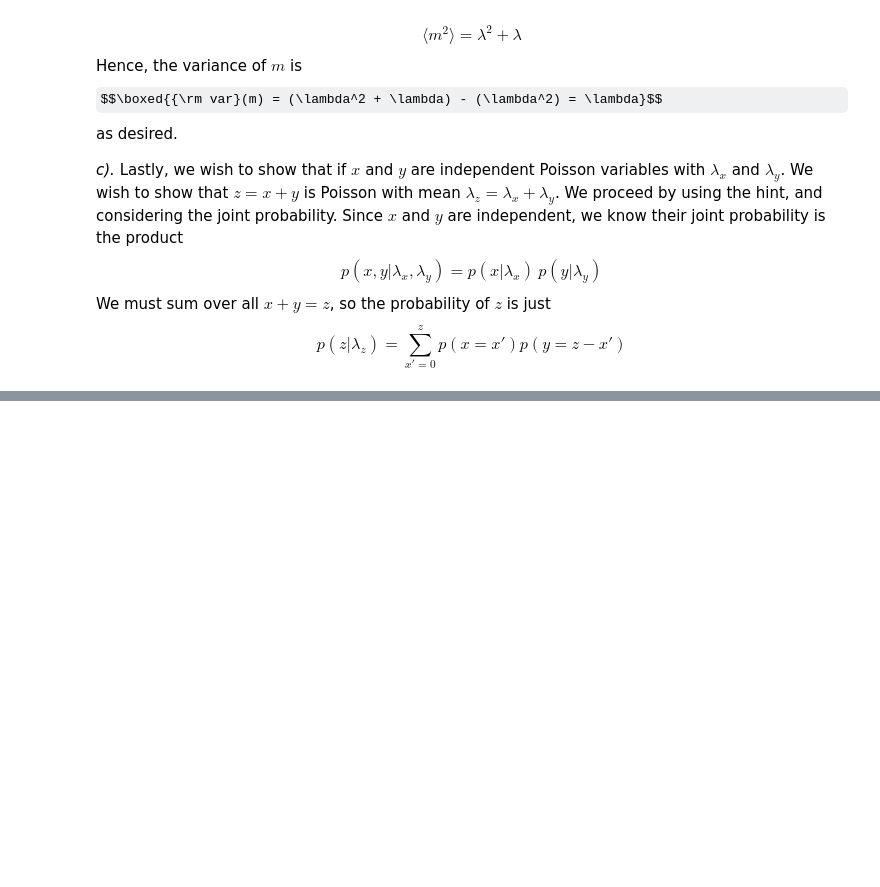
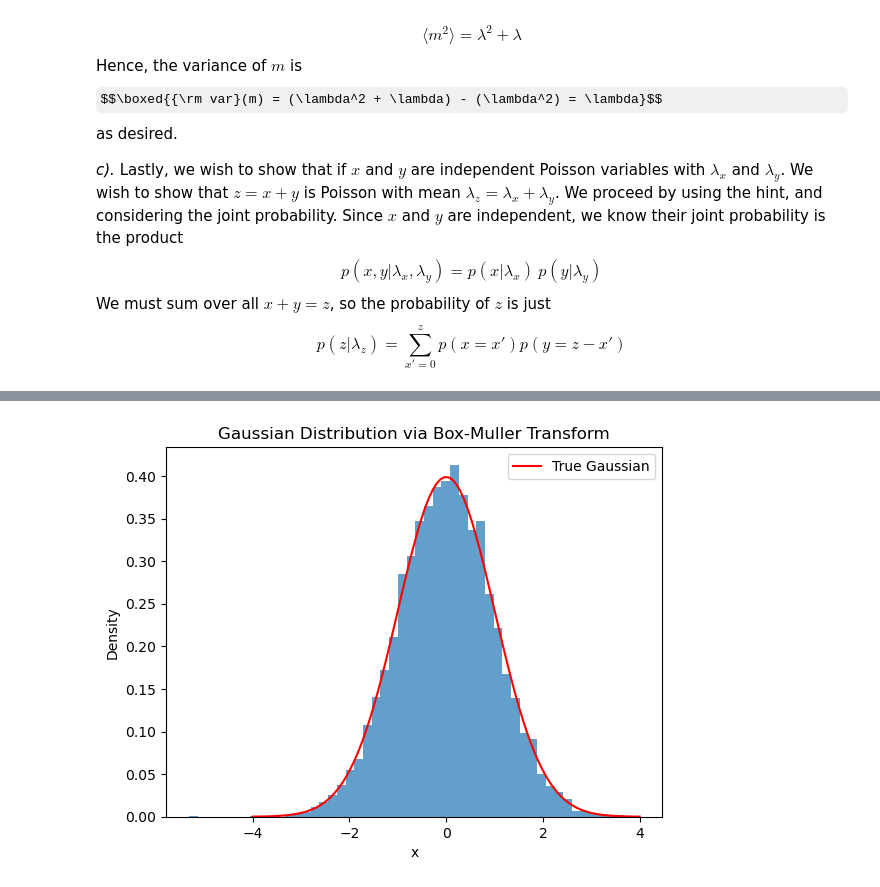
Before and after one commit to aidanwmw/PHYS403, a Jupyter notebook: homework/hw3.ipynb, the cells around one changed output, grey strips where cells are left out. Saved outputs shown, nothing was run; the diff lists cells and outputs as text; code cells hidden in the pictures; some formulas as TeX source; blank space fills up the shorter version.

```diff
--- a/homework/hw3.ipynb
+++ b/homework/hw3.ipynb
@@ -68,0 +121,32 @@ $$p(z|\lambda_z) = \sum_{x'=0}^z p(x=x')p(y=z-x')$$
+# %%
+def box_muller(N=10000):
+    """Generate N Gaussian-distributed numbers using the Box-Muller transform."""
+    # Generate N/2 pairs of uniform random numbers
+    U1 = np.random.uniform(0, 1, N//2)
+    U2 = np.random.uniform(0, 1, N//2)
+
+    # Apply Box-Muller transform
+    R = np.sqrt(-2 * np.log(U1))
+    theta = 2 * np.pi * U2
+    Z1 = R * np.cos(theta)
+    Z2 = R * np.sin(theta)
+
+    # Combine both sets of numbers
+    return np.concatenate((Z1, Z2))
+
+# Generate 10,000 Gaussian-distributed samples
+samples = box_muller(10000)
+
+# Plot histogram
+plt.hist(samples, bins=50, density=True, alpha=0.7)
+
+# Overlay true Gaussian curve
+x = np.linspace(-4, 4, 100)
+plt.plot(x, (1/np.sqrt(2*np.pi)) * np.exp(-0.5 * x**2), 'r', label="True Gaussian")
+plt.legend()
+plt.xlabel("x")
+plt.ylabel("Density")
+plt.title("Gaussian Distribution via Box-Muller Transform")
+plt.show()
+# %% [output]
+[figure, added]
```
Also changed, not shown: parts of 20 cells of this notebook.
